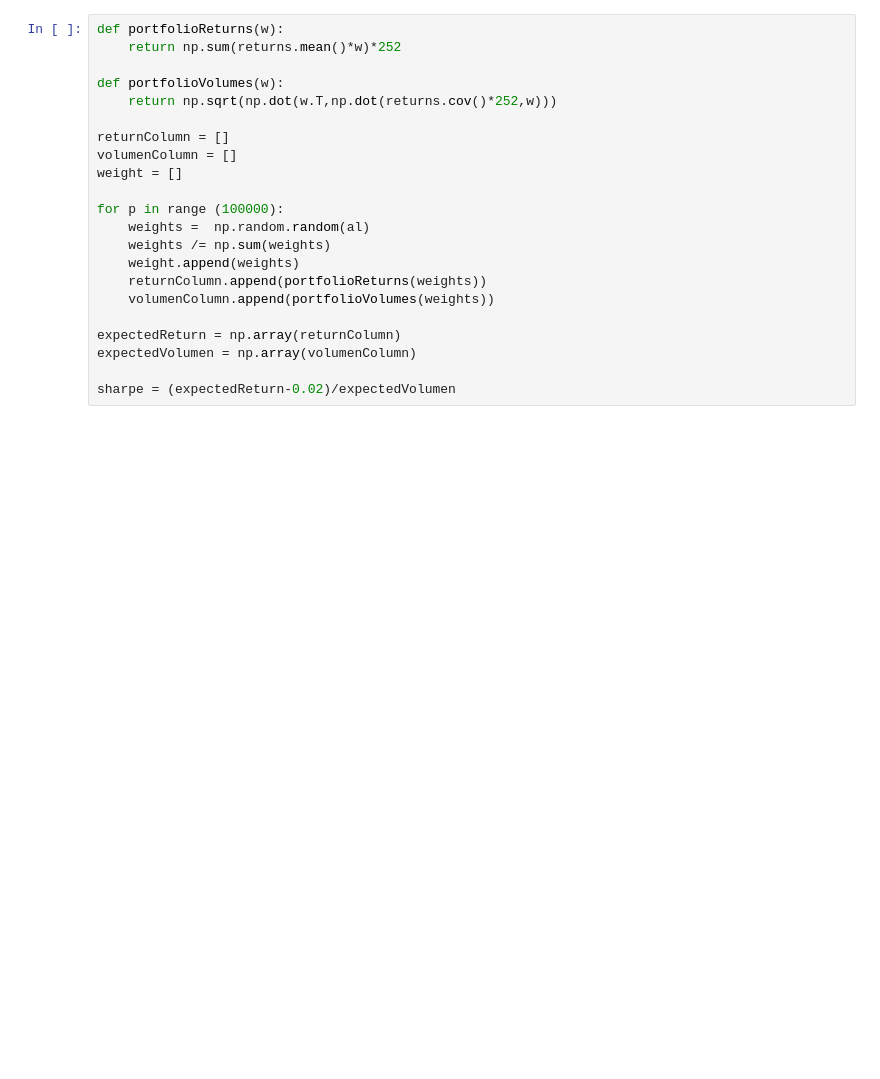
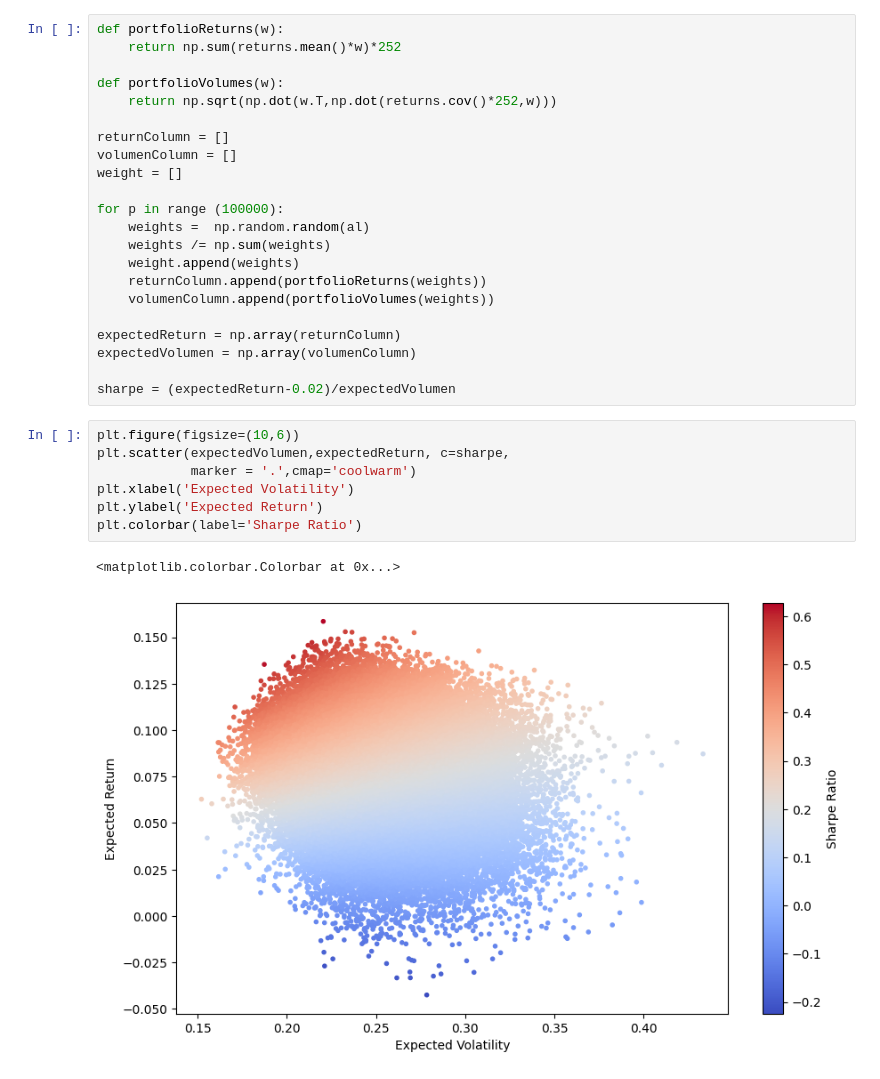
Before and after one commit to CCNY-Analytics-and-Quant/JoseAponte, a Jupyter notebook: Project2/Project2_EfficientFrontier_JoseAponte.ipynb, the cells around one changed output. Saved outputs shown, nothing was run; the diff lists cells and outputs as text; blank space fills up the shorter version.

```diff
--- a/Project2/Project2_EfficientFrontier_JoseAponte.ipynb
+++ b/Project2/Project2_EfficientFrontier_JoseAponte.ipynb
@@ -80,3 +80,13 @@ expectedReturn = np.array(returnColumn)
 expectedVolumen = np.array(volumenColumn)
 
 sharpe = (expectedReturn-0.02)/expectedVolumen
+# %%
+plt.figure(figsize=(10,6))
+plt.scatter(expectedVolumen,expectedReturn, c=sharpe,
+            marker = '.',cmap='coolwarm')
+plt.xlabel('Expected Volatility')
+plt.ylabel('Expected Return')
+plt.colorbar(label='Sharpe Ratio')
+# %% [output]
+<matplotlib.colorbar.Colorbar at 0x...>
+[figure, added]
```
Also changed, not shown: parts of 1 cell of this notebook.
